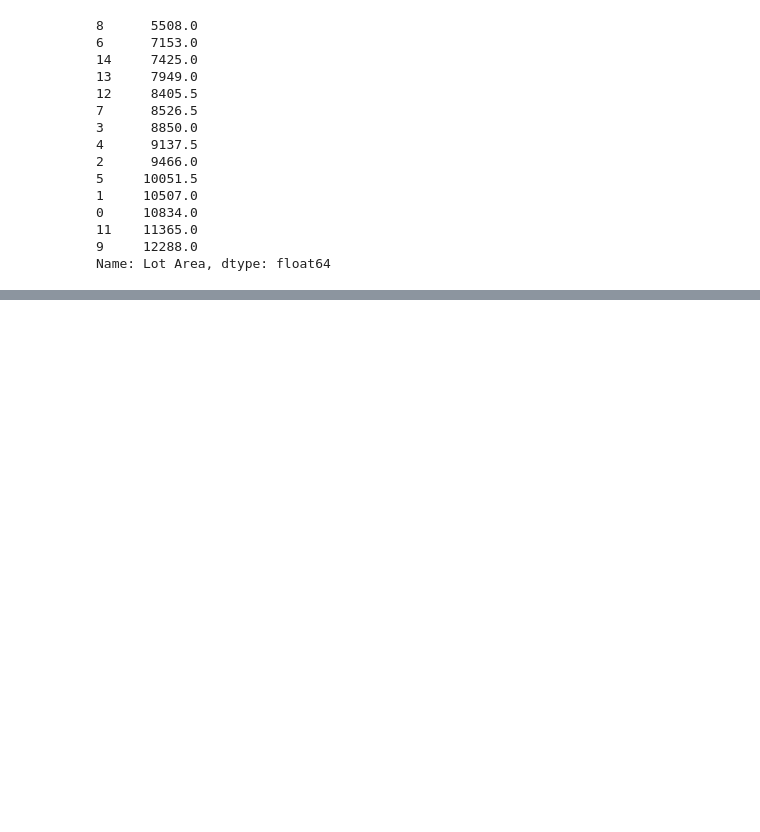
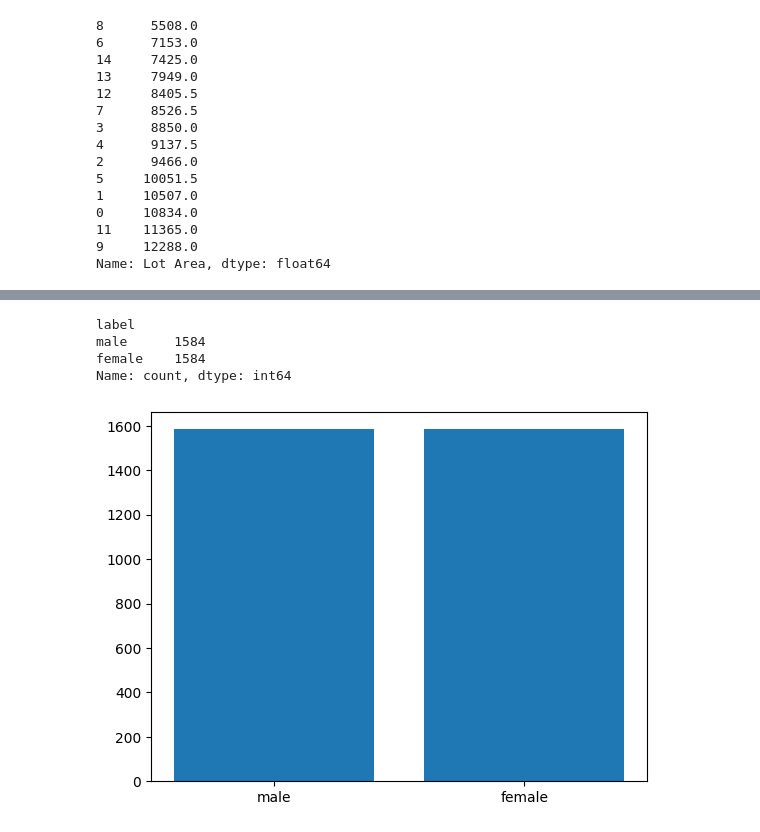
Before and after one commit to Davids001/Education, a Jupyter notebook: Working/математика-7/math7.ipynb, the cells around one changed output, grey strips where cells are left out. Drawn from its saved outputs; the diff is of its cells as text; code cells hidden in the pictures; blank space fills up the shorter version.

```diff
--- a/Working/математика-7/math7.ipynb
+++ b/Working/математика-7/math7.ipynb
@@ -212,0 +348,9 @@ Name: Lot Area, dtype: float64
+# %%
+plt.bar(voice_data['label'].value_counts().index,voice_data['label'].value_counts());
+print(voice_data['label'].value_counts())
+# %% [output]
+label
+male      1584
+female    1584
+Name: count, dtype: int64
+[figure, added]
```
Also changed, not shown: parts of 37 cells of this notebook, 17 other files.
